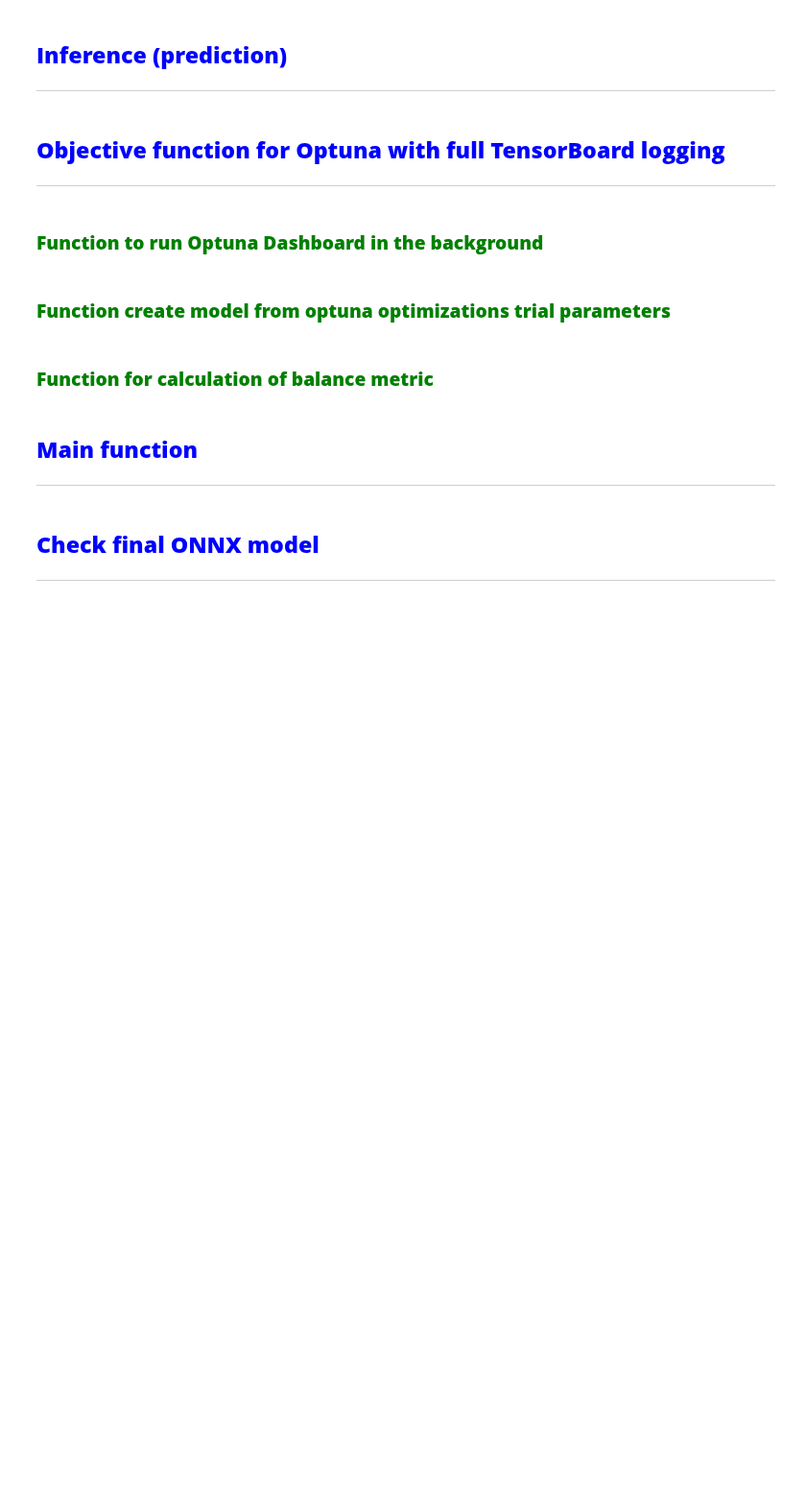
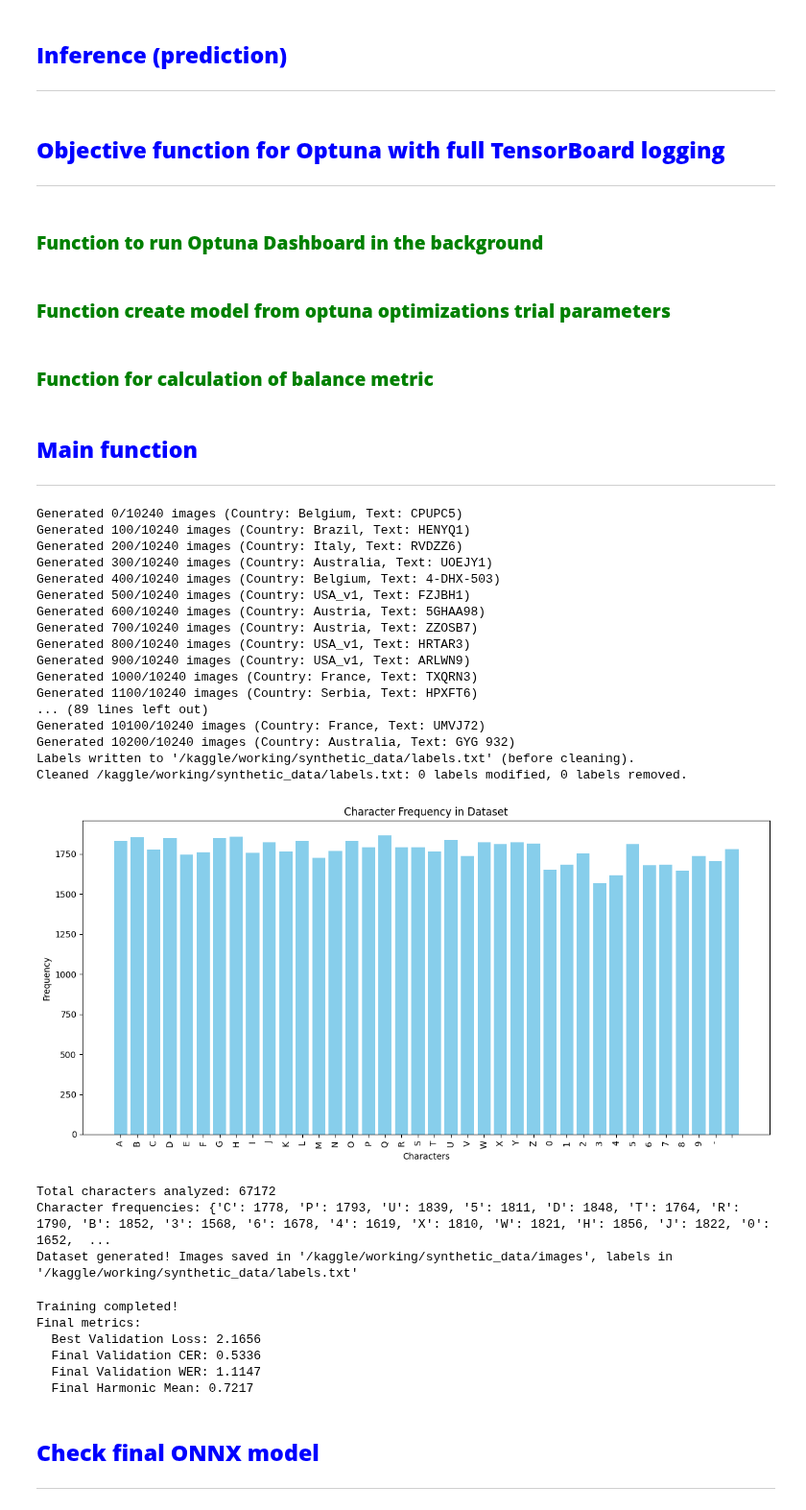
Before and after one commit to RadimKozl/OpenCV_academy_my_work, a Jupyter notebook: pytorch-ocr.ipynb, the cells around one changed output. Shown at 96% size. Cells and saved outputs as stored; diff of their text form; code cells hidden in the pictures; blank space fills up the shorter version.

Commit message:
Kaggle Notebook | PyTorch_OCR | Version 65

```diff
--- a/pytorch-ocr.ipynb
+++ b/pytorch-ocr.ipynb
@@ -299,20 +331,20 @@ TENSORBOARD_DIR = os.path.join('/kaggle','working','runs')
 OPTUNA_DIR = os.path.join('/kaggle','working','optuna')
 MODEL_DIR = os.path.join('/kaggle','working','model_dir')
 LABELS_FILE = os.path.join('/kaggle','working','synthetic_data','labels.txt')
-NUM_SAMPLES = 20480  # Number of images generated
+NUM_SAMPLES = 10240  # Number of images generated
 IMG_WIDTH = 128 #256
 IMG_HEIGHT = 32 #64
 BATCH_SIZE = 32
 EPOCHS = 10
-FINAL_EPOCHS = 50
-LEARNING_RATE = 3e-4
+FINAL_EPOCHS = 25
+LEARNING_RATE = 5e-4
 WEIGHT_DECAY =  1e-4
 WARMUP_STEPS = 2000
 TEMPERATURE =  1.0
-CTC_ENTROPY_WEIGHT = 0.2
+CTC_ENTROPY_WEIGHT = 0.1
 CTC_LABEL_SMOOTHING = 0.1
 CTC_BLANK_PENALTY_WEIGHT = 0.2
-BSD_BEAM_WIDTH = 20
+BSD_BEAM_WIDTH = 10
 BSD_BLANK_PENALTY =  -0.2
 BSD_LENGTH_PENALTY = -1.0
 GRADIENT_CLIPPING_VALUE = 5.0
@@ -2323,7 +2366,7 @@ def objective(trial: optuna.trial.Trial):
     # Suggest model architecture parameters
     config_model = {
         'cnn_layers': [
-            {'type': 'conv', 'out_channels': trial.suggest_int('cnn_out_channels_1', 32, 128), ': kernel_size': 3, 'stride': 1, 'padding': 1, 'batchnorm': True, 'activation': 'relu', 'dropout'trial.suggest_float('cnn_dropout_1', 0.1, 0.3)},
+            {'type': 'conv', 'out_channels': trial.suggest_int('cnn_out_channels_1', 32, 128), ': kernel_size': 3, 'stride': 1, 'padding': 1, 'batchnorm': True, 'activation': 'relu', 'dropout': trial.suggest_float('cnn_dropout_1', 0.1, 0.3)},
             {'type': 'pool', 'kernel_size': 2, 'stride': 2},
             {'type': 'conv', 'out_channels': trial.suggest_int('cnn_out_channels_2', 64, 256), 'kernel_size': 3, 'stride': 1, 'padding': 1, 'batchnorm': True, 'activation': 'relu', 'dropout': trial.suggest_float('cnn_dropout_2', 0.1, 0.3)},
             {'type': 'pool', 'kernel_size': 2, 'stride': 2},
@@ -2968,10 +3011,6 @@ if __name__ == "__main__":
     else:
         # Load study for final training
         main_logger.info("Starting final training with predefined hyperparameters and model configuration.")
-        pretrained_model_path = PRETRAINED_MODEL_PATH
-
-        # Construct config_model from best trial parameters
-        config_model_train = config_model
 
         # Load dataset
         full_dataset = OCRDataset(image_dir=OUTPUT_DIR, labels_file=LABELS_FILE)
@@ -2979,35 +3018,63 @@ if __name__ == "__main__":
 
         # Run final training
         best_val_loss, final_val_cer, final_val_wer, final_harmonic_mean = train(
             full_dataset=full_dataset,
             device=device,
-            config_model=config_model_train,
-            pretrained_model_path=PRETRAINED_MODEL_PATH,
+            config_model=config_model,
+            pretrained_model_path=None,
             num_epochs=FINAL_EPOCHS,
             learning_rate=LEARNING_RATE,
             weight_decay=WEIGHT_DECAY,
             warmup_steps=WARMUP_STEPS,
             temperature=TEMPERATURE,
             ctc_entropy_weight=CTC_ENTROPY_WEIGHT,
             ctc_label_smoothing=CTC_LABEL_SMOOTHING,
             ctc_blank_penalty_weight=CTC_BLANK_PENALTY_WEIGHT,
             bsd_beam_width=BSD_BEAM_WIDTH,
             bsd_blank_penalty=BSD_BLANK_PENALTY,
             bsd_length_penalty=BSD_LENGTH_PENALTY,
             gradient_clipping_value=GRADIENT_CLIPPING_VALUE,
             gradient_norm_threshold=GRADIENT_NORM_TRESHOLD
         )
 
         main_logger.info(
             f"Final training completed: "
             f"Best Validation Loss: {best_val_loss:.4f}, "
             f"Final Validation CER: {final_val_cer:.4f}, "
             f"Final Validation WER: {final_val_wer:.4f}, "
             f"Final Harmonic Mean: {final_harmonic_mean:.4f}"
         )
 
     # Close the file after logging is complete
     rotating_json_file_handler.close()
+# %% [output]
+Generated 0/10240 images (Country: Belgium, Text: CPUPC5)
+Generated 100/10240 images (Country: Brazil, Text: HENYQ1)
+Generated 200/10240 images (Country: Italy, Text: RVDZZ6)
+Generated 300/10240 images (Country: Australia, Text: UOEJY1)
+Generated 400/10240 images (Country: Belgium, Text: 4-DHX-503)
+Generated 500/10240 images (Country: USA_v1, Text: FZJBH1)
+Generated 600/10240 images (Country: Austria, Text: 5GHAA98)
+Generated 700/10240 images (Country: Austria, Text: ZZOSB7)
+Generated 800/10240 images (Country: USA_v1, Text: HRTAR3)
+Generated 900/10240 images (Country: USA_v1, Text: ARLWN9)
+Generated 1000/10240 images (Country: France, Text: TXQRN3)
+Generated 1100/10240 images (Country: Serbia, Text: HPXFT6)
+... (89 lines left out)
+Generated 10100/10240 images (Country: France, Text: UMVJ72)
+Generated 10200/10240 images (Country: Australia, Text: GYG 932)
+Labels written to '/kaggle/working/synthetic_data/labels.txt' (before cleaning).
+Cleaned /kaggle/working/synthetic_data/labels.txt: 0 labels modified, 0 labels removed.
+[figure, added]
+Total characters analyzed: 67172
+Character frequencies: {'C': 1778, 'P': 1793, 'U': 1839, '5': 1811, 'D': 1848, 'T': 1764, 'R': 1790, 'B': 1852, '3': 1568, '6': 1678, '4': 1619, 'X': 1810, 'W': 1821, 'H': 1856, 'J': 1822, '0': 1652,  ...
+Dataset generated! Images saved in '/kaggle/working/synthetic_data/images', labels in '/kaggle/working/synthetic_data/labels.txt'
+Training completed!
+Final metrics:
+  Best Validation Loss: 2.1656
+  Final Validation CER: 0.5336
+  Final Validation WER: 1.1147
+  Final Harmonic Mean: 0.7217
 # %% [markdown]
 ## **<font style="color:blue">Check final ONNX model</font>**
 -------------------
```
Also changed, not shown: parts of 7 cells of this notebook.
